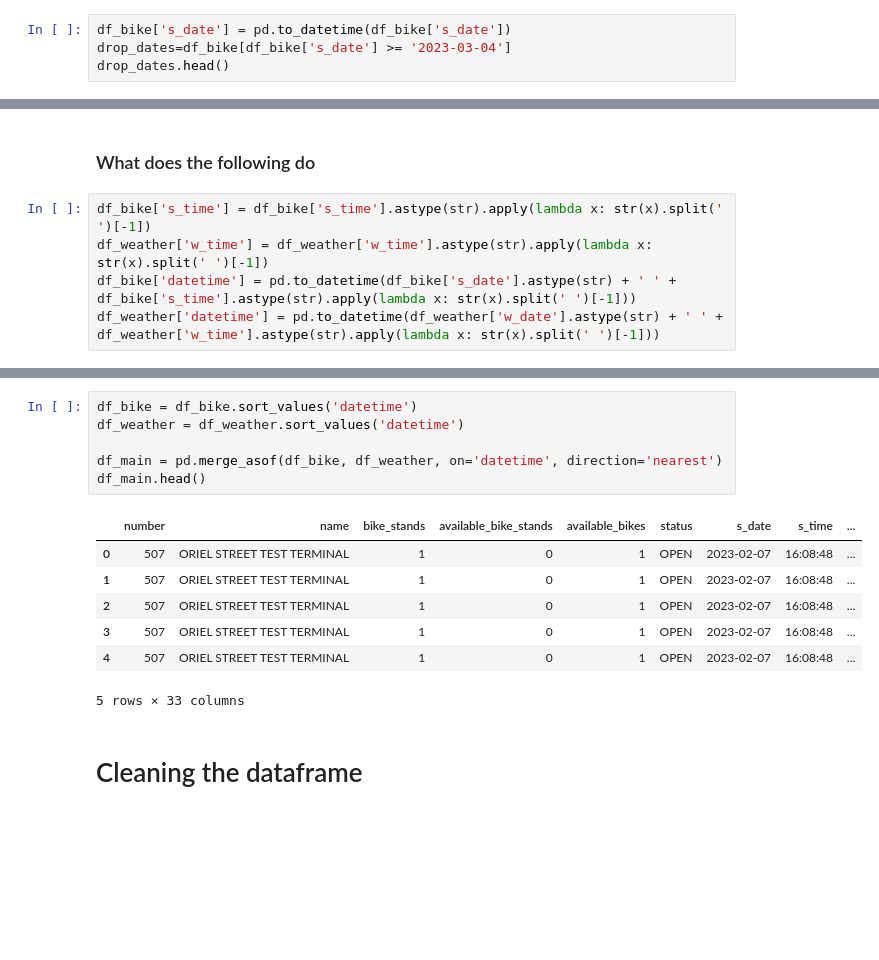
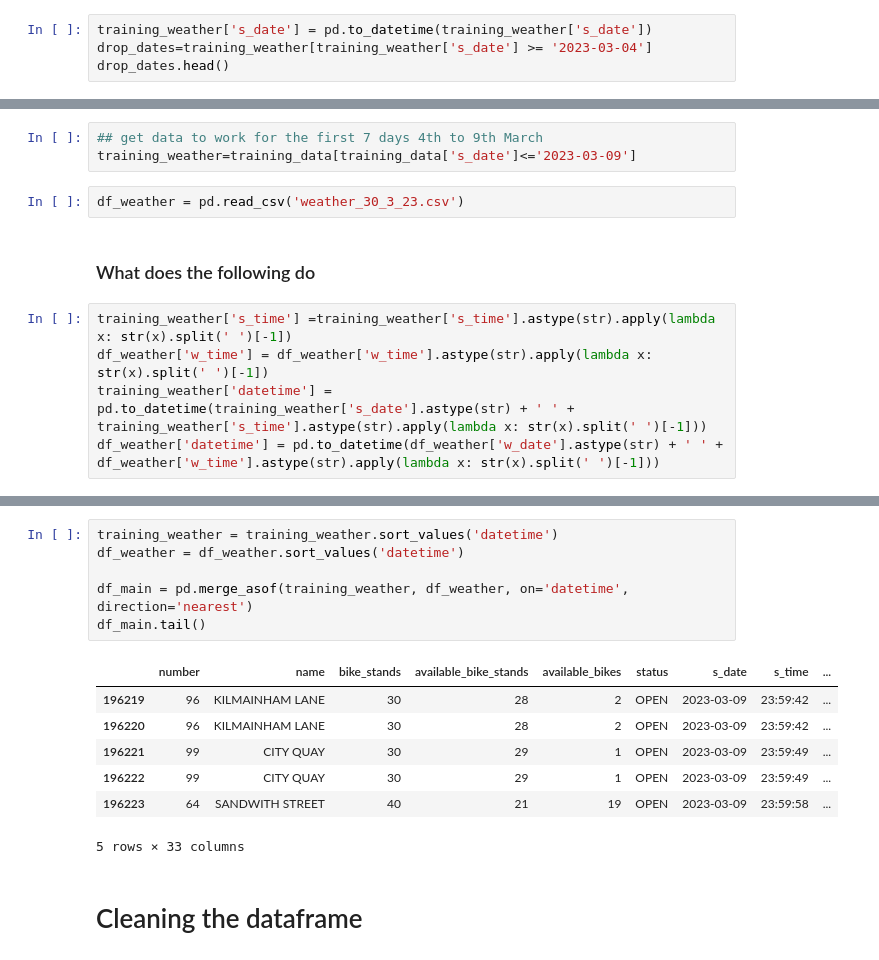
Before and after one commit to shuyaaaaaaa/Dublin-Bike, a Jupyter notebook: datamodel/model.ipynb, the cells around one changed output, grey strips where cells are left out. Saved outputs shown, nothing was run; the diff lists cells and outputs as text; blank space fills up the shorter version.

```diff
--- a/datamodel/model.ipynb
+++ b/datamodel/model.ipynb
@@ -24,8 +24,8 @@ df_bike.head()
 # %% [markdown]
 ### Drop 3rd March Data and any data after the 31st March
 # %%
-df_bike['s_date'] = pd.to_datetime(df_bike['s_date'])
-drop_dates=df_bike[df_bike['s_date'] >= '2023-03-04']
+training_weather['s_date'] = pd.to_datetime(training_weather['s_date'])
+drop_dates=training_weather[training_weather['s_date'] >= '2023-03-04']
 drop_dates.head()
 # %% [output]
 |  | number | name | bike_stands | available_bike_stands | available_bikes | status | s_date | s_time |
@@ -86,10 +86,15 @@ validation_data.head()
 - weather_main
 
 - Reasoning: I think time of day, extremely high/low temp, extremely high winds and heavy rainfall can predict a variance in bike use
+# %%
+## get data to work for the first 7 days 4th to 9th March
+training_weather=training_data[training_data['s_date']<='2023-03-09']
+# %%
+df_weather = pd.read_csv('weather_30_3_23.csv')
 # %% [markdown]
 ### What does the following do
 # %%
-df_bike['s_time'] = df_bike['s_time'].astype(str).apply(lambda x: str(x).split(' ')[-1])
+training_weather['s_time'] =training_weather['s_time'].astype(str).apply(lambda x: str(x).split(' ')[-1])
 df_weather['w_time'] = df_weather['w_time'].astype(str).apply(lambda x: str(x).split(' ')[-1])
-df_bike['datetime'] = pd.to_datetime(df_bike['s_date'].astype(str) + ' ' + df_bike['s_time'].astype(str).apply(lambda x: str(x).split(' ')[-1]))
+training_weather['datetime'] = pd.to_datetime(training_weather['s_date'].astype(str) + ' ' + training_weather['s_time'].astype(str).apply(lambda x: str(x).split(' ')[-1]))
 df_weather['datetime'] = pd.to_datetime(df_weather['w_date'].astype(str) + ' ' + df_weather['w_time'].astype(str).apply(lambda x: str(x).split(' ')[-1]))
@@ -96,16 +112,16 @@ df_weather['datetime'] = pd.to_datetime(df_weather['w_date'].astype(str) + ' ' +
 # %%
-df_bike = df_bike.sort_values('datetime')
+training_weather = training_weather.sort_values('datetime')
 df_weather = df_weather.sort_values('datetime')
 
-df_main = pd.merge_asof(df_bike, df_weather, on='datetime', direction='nearest')
-df_main.head()
+df_main = pd.merge_asof(training_weather, df_weather, on='datetime', direction='nearest')
+df_main.tail()
 # %% [output]
 |  | number | name | bike_stands | available_bike_stands | available_bikes | status | s_date | s_time | ... |
-| 0 | 507 | ORIEL STREET TEST TERMINAL | 1 | 0 | 1 | OPEN | 2023-02-07 | 16:08:48 | ... |
-| 1 | 507 | ORIEL STREET TEST TERMINAL | 1 | 0 | 1 | OPEN | 2023-02-07 | 16:08:48 | ... |
-| 2 | 507 | ORIEL STREET TEST TERMINAL | 1 | 0 | 1 | OPEN | 2023-02-07 | 16:08:48 | ... |
-| 3 | 507 | ORIEL STREET TEST TERMINAL | 1 | 0 | 1 | OPEN | 2023-02-07 | 16:08:48 | ... |
-| 4 | 507 | ORIEL STREET TEST TERMINAL | 1 | 0 | 1 | OPEN | 2023-02-07 | 16:08:48 | ... |
+| 196219 | 96 | KILMAINHAM LANE | 30 | 28 | 2 | OPEN | 2023-03-09 | 23:59:42 | ... |
+| 196220 | 96 | KILMAINHAM LANE | 30 | 28 | 2 | OPEN | 2023-03-09 | 23:59:42 | ... |
+| 196221 | 99 | CITY QUAY | 30 | 29 | 1 | OPEN | 2023-03-09 | 23:59:49 | ... |
+| 196222 | 99 | CITY QUAY | 30 | 29 | 1 | OPEN | 2023-03-09 | 23:59:49 | ... |
+| 196223 | 64 | SANDWITH STREET | 40 | 21 | 19 | OPEN | 2023-03-09 | 23:59:58 | ... |
 5 rows × 33 columns
 # %% [markdown]
 # Cleaning the dataframe
```
Also changed, not shown: parts of 12 cells of this notebook.
